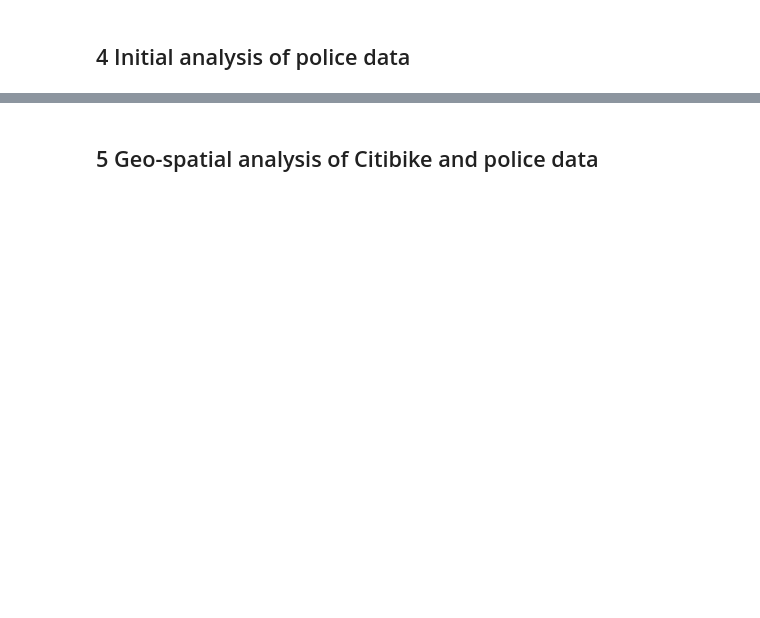
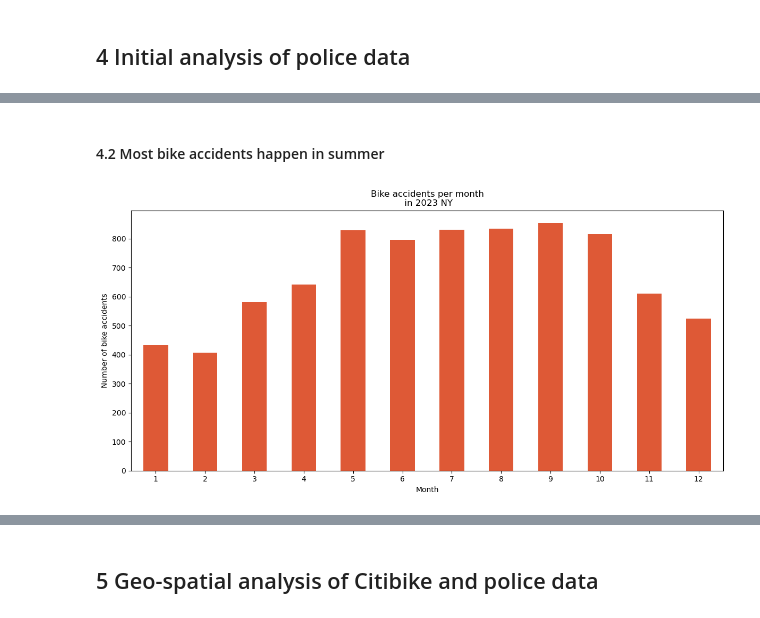
Before and after one commit to dalita-danyali/data-science-challenge-citibike, a Jupyter notebook: 1_notebooks/1_analysis.ipynb, the cells around one changed output, grey strips where cells are left out. Saved outputs shown, nothing was run; the diff lists cells and outputs as text; code cells hidden in the pictures; blank space fills up the shorter version.

Commit message:
Pre-process and analyse police data

````diff
--- a/1_notebooks/1_analysis.ipynb
+++ b/1_notebooks/1_analysis.ipynb
@@ -16,5 +12,6 @@
 # %%
+# If not already done, run ```2_scripts/0_preprocess-citibike-data.py``` and ```2_scripts/1_preprocess-police-data.py``` first.
+
 # Load preprocessed data
 df_c = pd.read_csv("../0_data/_preprocessed-data/citibike_2023.csv")
-
-df_c.head()
+df_p = pd.read_csv("../0_data/_preprocessed-data/police_2023.csv")
@@ -196,0 +304,25 @@ plt.show()
+# %% [markdown]
+#### 4.2 Most bike accidents happen in summer
+# %%
+# dataframe only bike accidents
+df_bikes = df_p[df_p["BICYCLE INVOLVED"]]
+# %%
+# group by month and count accidents
+bike_accidents_by_month = df_bikes.groupby("month").size()
+
+# Plot stacked bar chart
+bike_accidents_by_month.plot(
+    kind="bar",
+    stacked=True,
+    figsize=(12, 6),
+    color="#DE5936"
+)
+
+plt.xlabel("Month")
+plt.ylabel("Number of bike accidents")
+plt.title("Bike accidents per month\n in 2023 NY")
+plt.xticks(rotation=0)
+plt.tight_layout()
+plt.show()
+# %% [output]
+[figure, added]
````
Also changed, not shown: parts of 30 cells of this notebook, 3 other files.
